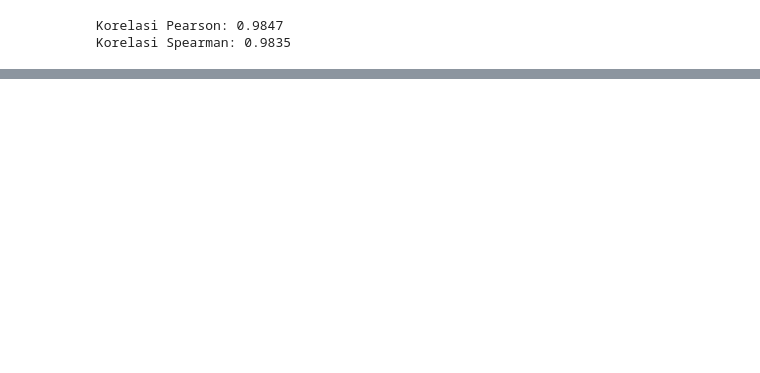
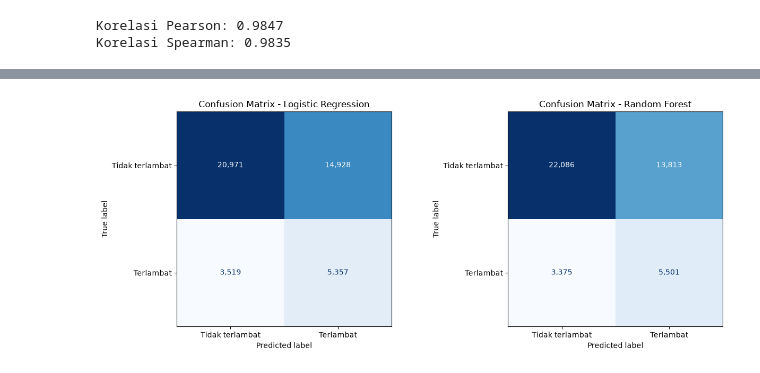
Before and after one commit to AliefReefandi/Data_sains_UTS, a Jupyter notebook: UTS_DATA_SAINS_PLANE.ipynb, the cells around one changed output, grey strips where cells are left out. Cells and saved outputs as stored; diff of their text form; code cells hidden in the pictures; blank space fills up the shorter version.

```diff
--- a/UTS_DATA_SAINS_PLANE.ipynb
+++ b/UTS_DATA_SAINS_PLANE.ipynb
@@ -2551,0 +3063,19 @@ Berdasarkan hasil pemeriksaan, missing values pada dataset sebagian besar berkai
+# %%
+# Membuat confusion matrix untuk kedua model
+fig, axes = plt.subplots(1, 2, figsize=(13, 5))
+
+for ax, (name, pipeline) in zip(axes, clf_models.items()):
+    ConfusionMatrixDisplay.from_estimator(
+        pipeline, X_test_c, y_test_c,
+        display_labels=['Tidak terlambat', 'Terlambat'],
+        cmap='Blues',
+        values_format=',',
+        ax=ax,
+        colorbar=False
+    )
+    ax.set_title(f'Confusion Matrix - {name}')
+
+plt.tight_layout()
+plt.show()
+# %% [output]
+[figure, added]
```
Also changed, not shown: parts of 90 cells of this notebook.
